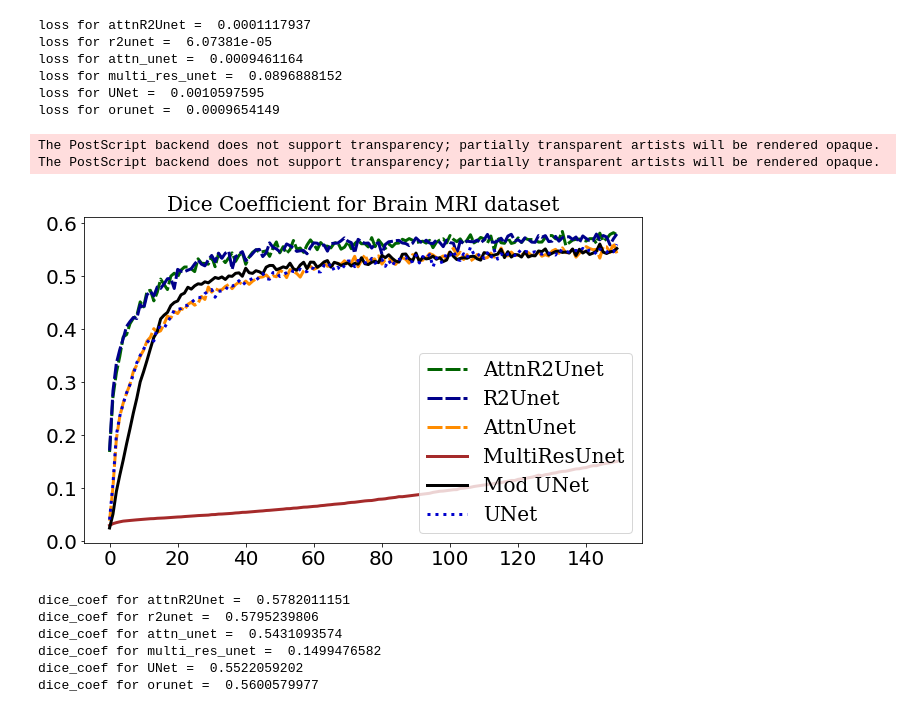
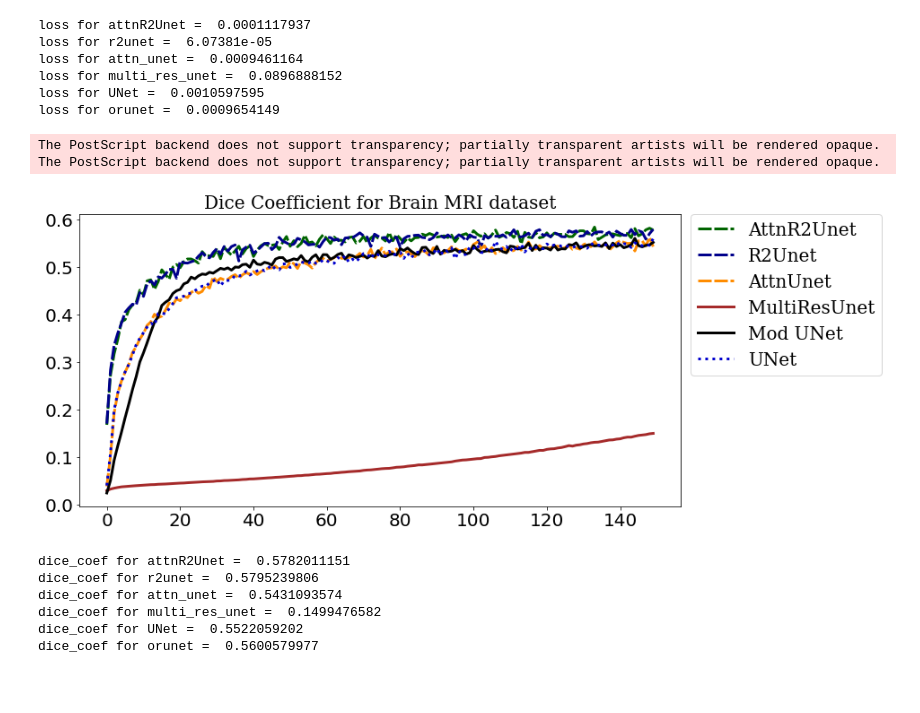
Before and after one commit to Jimut123/bmsan, a Jupyter notebook: Docs/Brain_MRI/Plot_BrainMRI_All.ipynb, the cells around one changed output. Cells and saved outputs as stored; diff of their text form; code cells hidden in the pictures; blank space fills up the shorter version.

```diff
--- a/Docs/Brain_MRI/Plot_BrainMRI_All.ipynb
+++ b/Docs/Brain_MRI/Plot_BrainMRI_All.ipynb
@@ -415,38 +415,38 @@ for item in r2unet['dice_coef']:
     dice_coef_r2unet.append(r2unet['dice_coef'][item])
 
 dice_coef_attn_unet = []
 for item in attn_unet['dice_coef']:
     dice_coef_attn_unet.append(attn_unet['dice_coef'][item])
 
 dice_coef_multi_res_unet = []
 for item in multi_res_unet['dice_coef']:
     dice_coef_multi_res_unet.append(multi_res_unet['dice_coef'][item])
 
 dice_coef_UNet = []
 for item in UNet['dice_coef']:
     dice_coef_UNet.append(UNet['dice_coef'][item])
 
 dice_coef_orunet = []
 for item in orunet['dice_coef']:
     dice_coef_orunet.append(orunet['dice_coef'][item])
 
-plt.figure(figsize=(10,6))
+plt.figure(figsize=(12,6))
 plt.title('Dice Coefficient for Brain MRI dataset', fontsize=20, fontname = 'DejaVu Serif', fontweight = 500)
 plt.plot(dice_coef_attnR2Unet,color='darkgreen', linestyle='-.', dashes=(5, 1), linewidth=3.0)
 plt.plot(dice_coef_r2unet,color='darkblue',  linestyle='--', dashes=(5, 1),  linewidth=3.0)
 plt.plot(dice_coef_attn_unet,color='darkorange', linestyle='--', dashes=(5, 1),  linewidth=3.0)
 plt.plot(dice_coef_multi_res_unet,color='brown',  linewidth=3.0)
 plt.plot(dice_coef_UNet,color='black', linestyle='-', linewidth=3.0)
 plt.plot(dice_coef_orunet,color='mediumblue', linestyle=':',  linewidth=3.0)
 plt.xticks(fontsize=20)
 plt.yticks(fontsize=20)
-plt.legend(['AttnR2Unet','R2Unet','AttnUnet','MultiResUnet','Mod UNet','UNet'],loc="lower right",
-          prop={'family':'DejaVu Serif', 'size':20})
-plt.savefig('brain_mri_dice_coef.eps')
+lgd = plt.legend(['AttnR2Unet','R2Unet','AttnUnet','MultiResUnet','Mod UNet','UNet'],loc="lower right",
+          prop={'family':'DejaVu Serif', 'size':20}, bbox_to_anchor=(1.35, 0.415)) # bbox_to_anchor=(1, .23))  #
+plt.savefig('brain_mri_dice_coef.eps',  bbox_extra_artists=(lgd,), bbox_inches='tight')
 # %% [output]
 The PostScript backend does not support transparency; partially transparent artists will be rendered opaque.
 The PostScript backend does not support transparency; partially transparent artists will be rendered opaque.
-[figure, old version]
+[figure, new version]
 # %%
 print("dice_coef for attnR2Unet = ",dice_coef_attnR2Unet[-1])
 print("dice_coef for r2unet = ",dice_coef_r2unet[-1])
```
Also changed, not shown: 7 other files.
